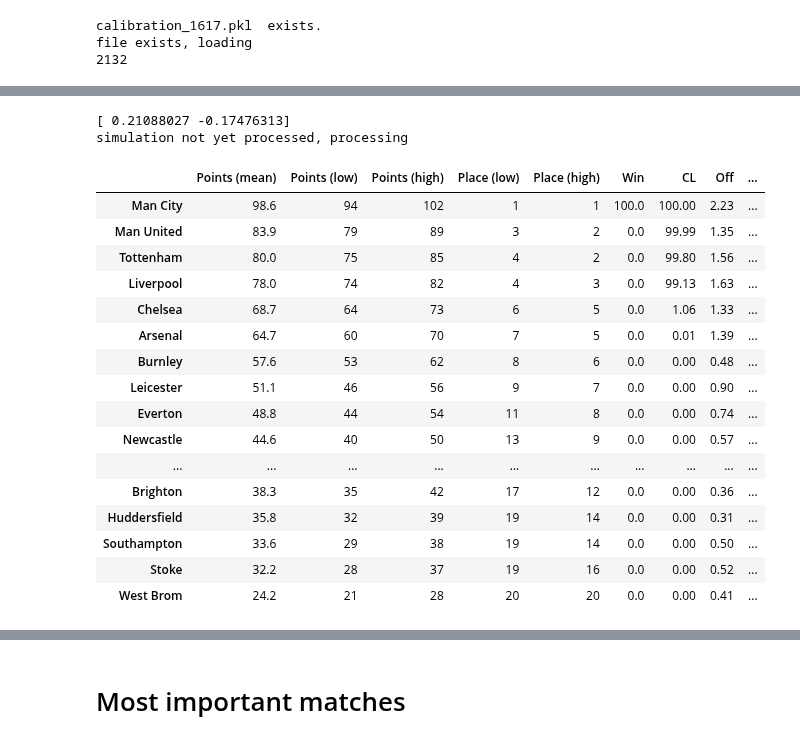
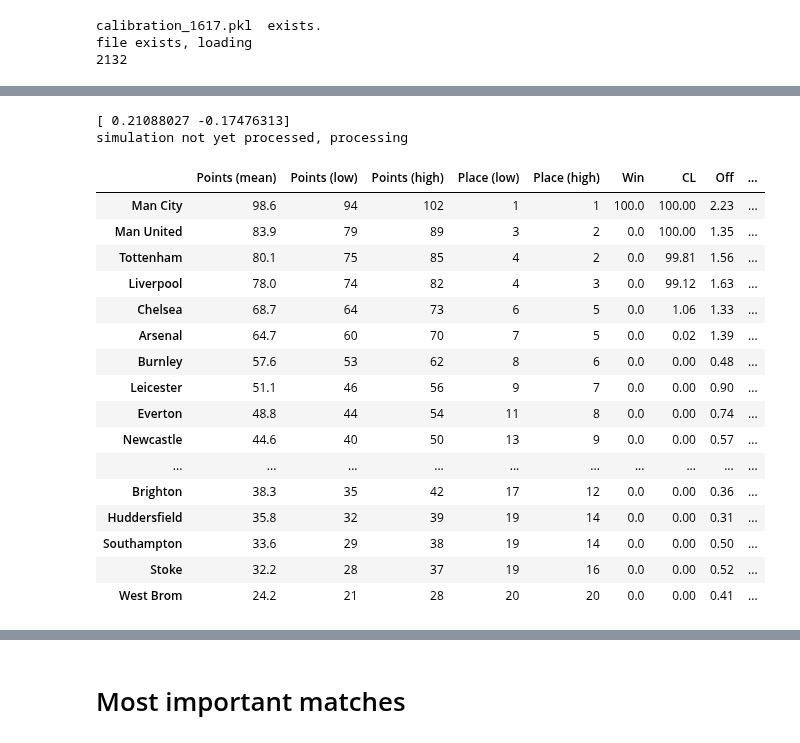
Before and after one commit to tchnvkng/python_notebooks, a Jupyter notebook: premier_league/pl2.ipynb, the cells around one changed output, grey strips where cells are left out. Cells and saved outputs as stored; diff of their text form; code cells hidden in the pictures.

```diff
--- a/premier_league/pl2.ipynb
+++ b/premier_league/pl2.ipynb
@@ -77,22 +73,22 @@ League=dict()
 # %%
 country='EN'
 home_advantage=np.array(calibrator.teams['Home'+country].means())-np.array(calibrator.teams['Away'+country].means())
 print(home_advantage)
 Teams[country]={x:teams[x] for x in teams if teams[x].country==country}
 League[country]=Season(Teams[country],home_advantage=home_advantage)
 League[country].process_current_results(all_data[country])
-League[country].simulate_season(n_scenarios=1000000)
+League[country].simulate_season(n_scenarios=100000)
 League[country].season_report()
 # %% [output]
 [ 0.21088027 -0.17476313]
 simulation not yet processed, processing
 |  | Points (mean) | Points (low) | Points (high) | Place (low) | Place (high) | Win | CL | Off | ... |
 | Man City | 98.6 | 94 | 102 | 1 | 1 | 100.0 | 100.00 | 2.23 | ... |
-| Man United | 83.9 | 79 | 89 | 3 | 2 | 0.0 | 99.99 | 1.35 | ... |
-| Tottenham | 80.0 | 75 | 85 | 4 | 2 | 0.0 | 99.80 | 1.56 | ... |
-| Liverpool | 78.0 | 74 | 82 | 4 | 3 | 0.0 | 99.13 | 1.63 | ... |
+| Man United | 83.9 | 79 | 89 | 3 | 2 | 0.0 | 100.00 | 1.35 | ... |
+| Tottenham | 80.1 | 75 | 85 | 4 | 2 | 0.0 | 99.81 | 1.56 | ... |
+| Liverpool | 78.0 | 74 | 82 | 4 | 3 | 0.0 | 99.12 | 1.63 | ... |
 | Chelsea | 68.7 | 64 | 73 | 6 | 5 | 0.0 | 1.06 | 1.33 | ... |
-| Arsenal | 64.7 | 60 | 70 | 7 | 5 | 0.0 | 0.01 | 1.39 | ... |
+| Arsenal | 64.7 | 60 | 70 | 7 | 5 | 0.0 | 0.02 | 1.39 | ... |
 | Burnley | 57.6 | 53 | 62 | 8 | 6 | 0.0 | 0.00 | 0.48 | ... |
 | Leicester | 51.1 | 46 | 56 | 9 | 7 | 0.0 | 0.00 | 0.90 | ... |
 | Everton | 48.8 | 44 | 54 | 11 | 8 | 0.0 | 0.00 | 0.74 | ... |
```
Also changed, not shown: parts of 8 cells of this notebook.
